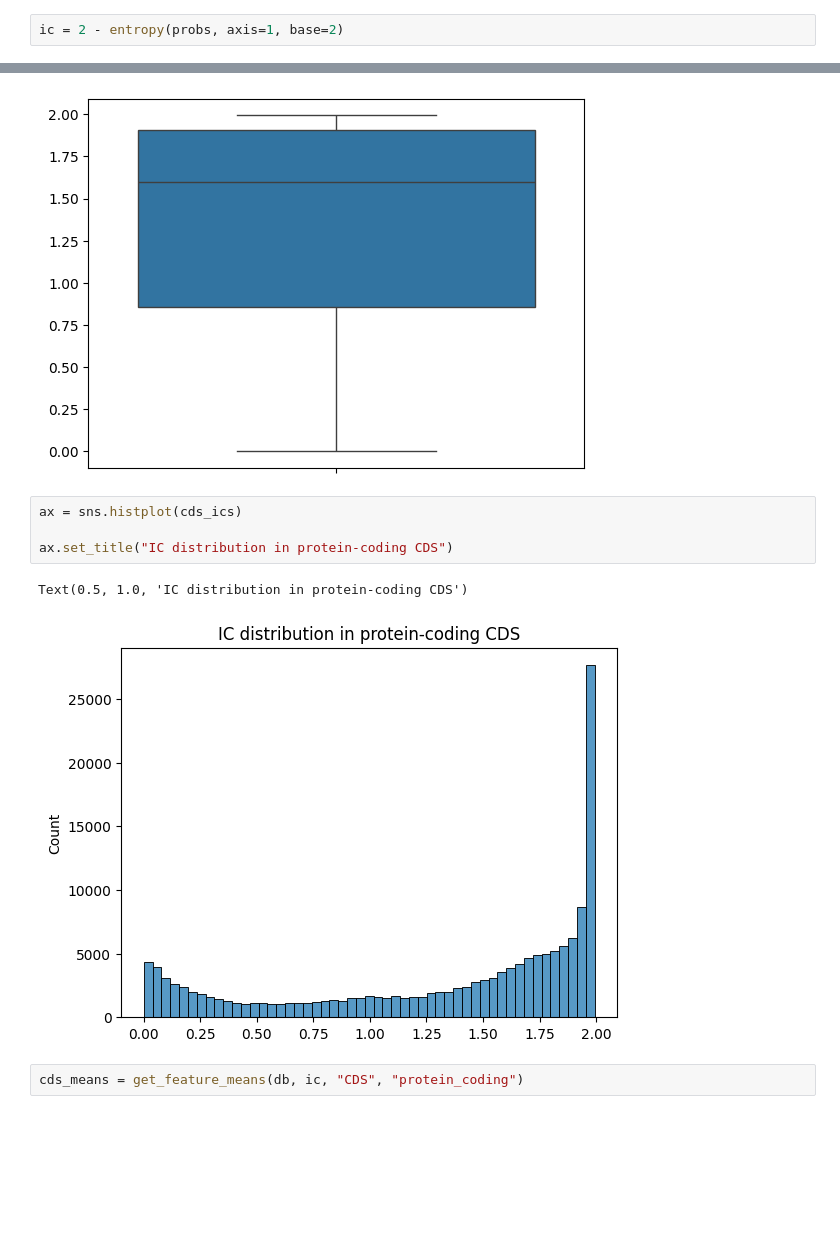
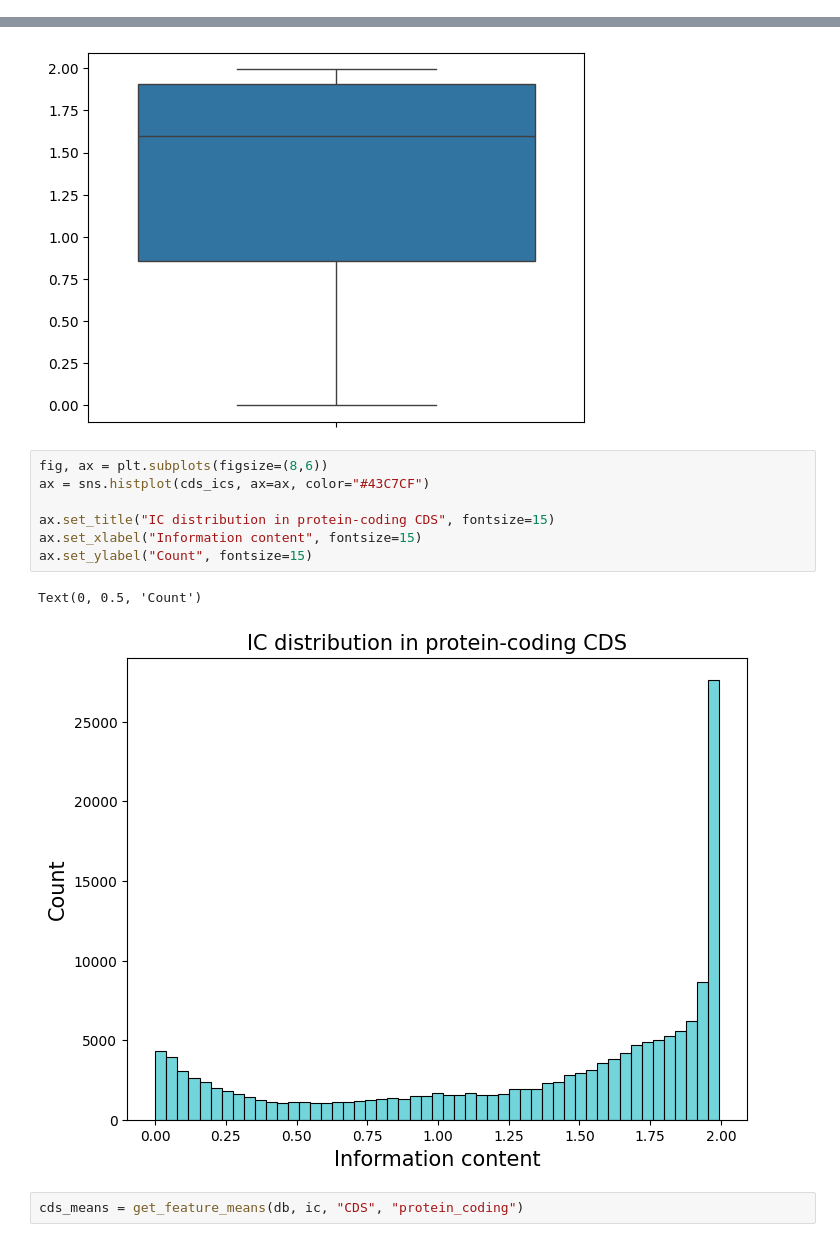
Before and after one commit to itrujnara/genomes-project, a Jupyter notebook: notebooks/compare_gff.ipynb, the cells around one changed output, grey strips where cells are left out. Drawn from its saved outputs; the diff is of its cells as text; blank space fills up the shorter version.

```diff
--- a/notebooks/compare_gff.ipynb
+++ b/notebooks/compare_gff.ipynb
@@ -50,5 +68,3 @@ probs = torch.cat(chunks)
 probs.shape
 # %% [output]
 torch.Size([42540255, 4])
-# %%
-ic = 2 - entropy(probs, axis=1, base=2)
@@ -308,12 +337,15 @@ sns.boxplot(cds_ics)
 <Axes: >
 [figure]
 # %%
-ax = sns.histplot(cds_ics)
+fig, ax = plt.subplots(figsize=(8,6))
+ax = sns.histplot(cds_ics, ax=ax, color="#43C7CF")
 
-ax.set_title("IC distribution in protein-coding CDS")
+ax.set_title("IC distribution in protein-coding CDS", fontsize=15)
+ax.set_xlabel("Information content", fontsize=15)
+ax.set_ylabel("Count", fontsize=15)
 # %% [output]
-Text(0.5, 1.0, 'IC distribution in protein-coding CDS')
+Text(0, 0.5, 'Count')
-[figure, old version]
+[figure, new version]
 # %%
 cds_means = get_feature_means(db, ic, "CDS", "protein_coding")
 # %%
```
Also changed, not shown: parts of 28 cells of this notebook, 8 other files.
